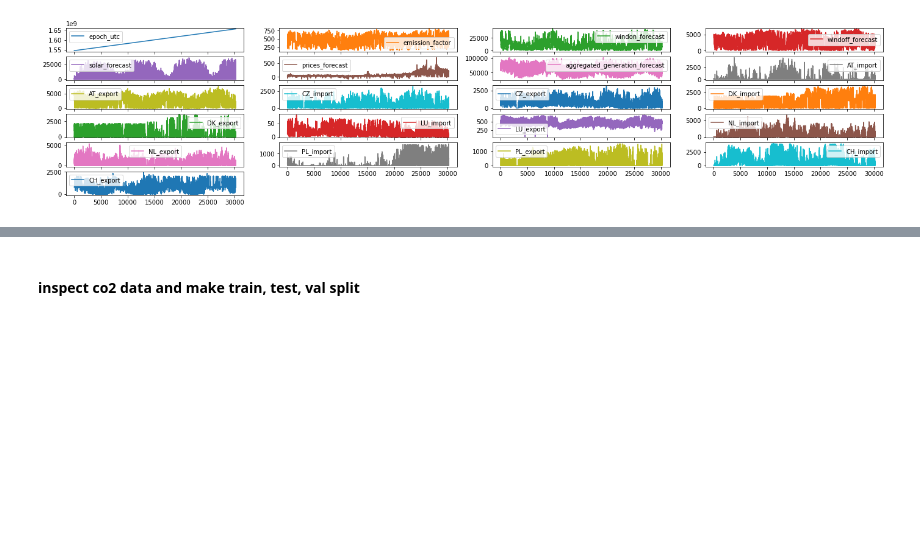
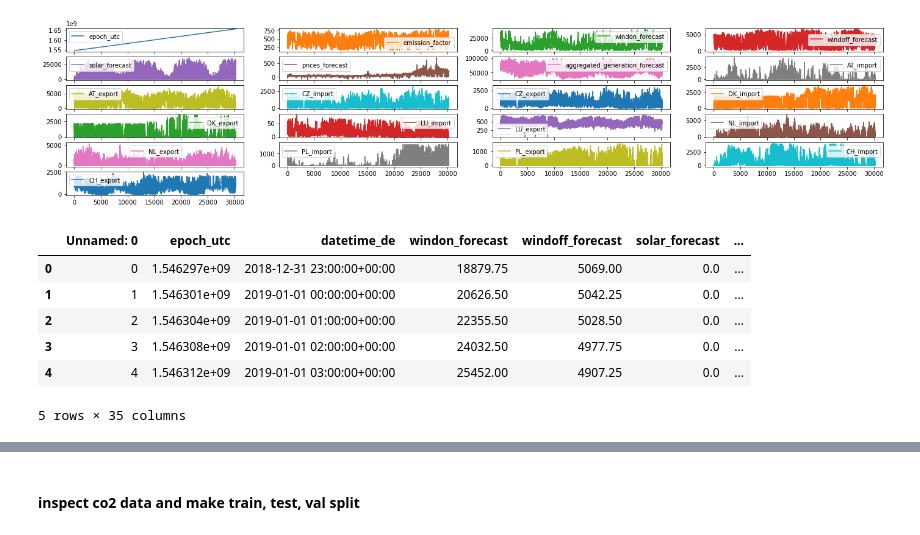
Before and after one commit to arianbajrami/Maser-Thesis-Comparison-of-Statistical-and-Deep-Learning-Forecasting-Models-Based-on-a-Use-Case-in-, a Jupyter notebook: statistical_models/Benchmarks_Exp_smoothing.ipynb, the cells around one changed output, grey strips where cells are left out. Saved outputs shown, nothing was run; the diff lists cells and outputs as text; code cells hidden in the pictures; blank space fills up the shorter version.

```diff
--- a/statistical_models/Benchmarks_Exp_smoothing.ipynb
+++ b/statistical_models/Benchmarks_Exp_smoothing.ipynb
@@ -30,0 +33,11 @@ dataset.head()
+# %%
+features = pd.read_csv('features.csv')
+features.head()
+# %% [output]
+|  | Unnamed: 0 | epoch_utc | datetime_de | windon_forecast | windoff_forecast | solar_forecast | ... |
+| 0 | 0 | 1.546297e+09 | 2018-12-31 23:00:00+00:00 | 18879.75 | 5069.00 | 0.0 | ... |
+| 1 | 1 | 1.546301e+09 | 2019-01-01 00:00:00+00:00 | 20626.50 | 5042.25 | 0.0 | ... |
+| 2 | 2 | 1.546304e+09 | 2019-01-01 01:00:00+00:00 | 22355.50 | 5028.50 | 0.0 | ... |
+| 3 | 3 | 1.546308e+09 | 2019-01-01 02:00:00+00:00 | 24032.50 | 4977.75 | 0.0 | ... |
+| 4 | 4 | 1.546312e+09 | 2019-01-01 03:00:00+00:00 | 25452.00 | 4907.25 | 0.0 | ... |
+5 rows × 35 columns
```
Also changed, not shown: parts of 23 cells of this notebook, 3 other files.
